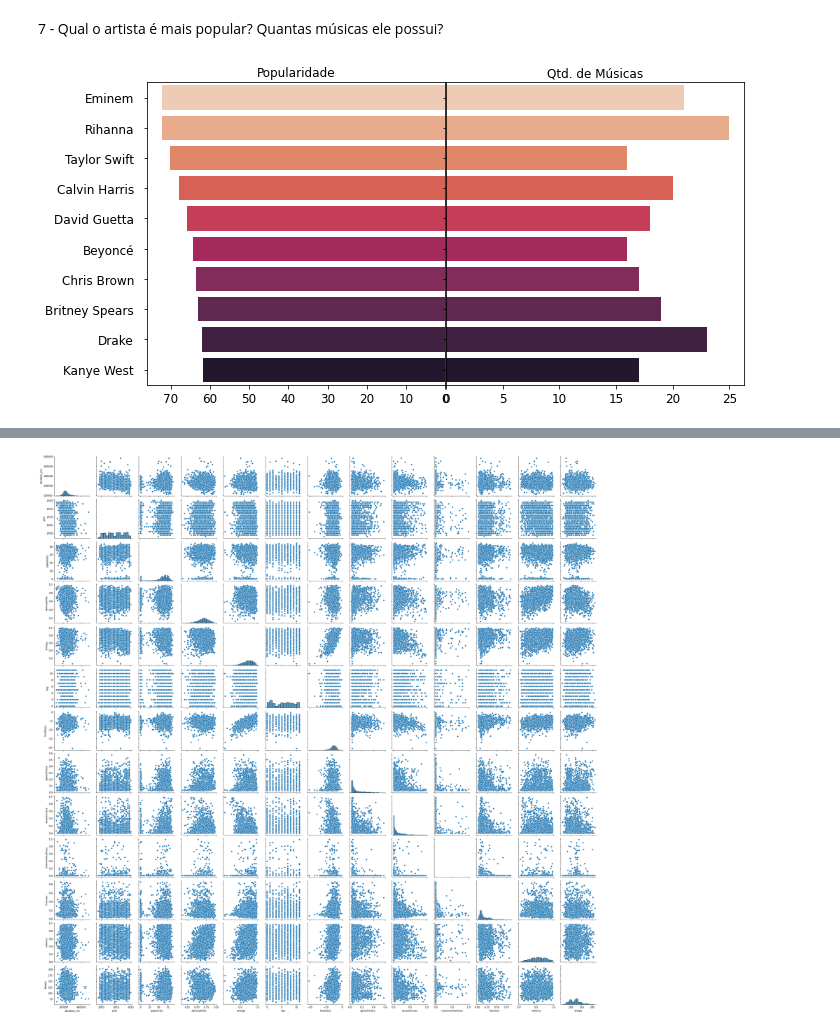
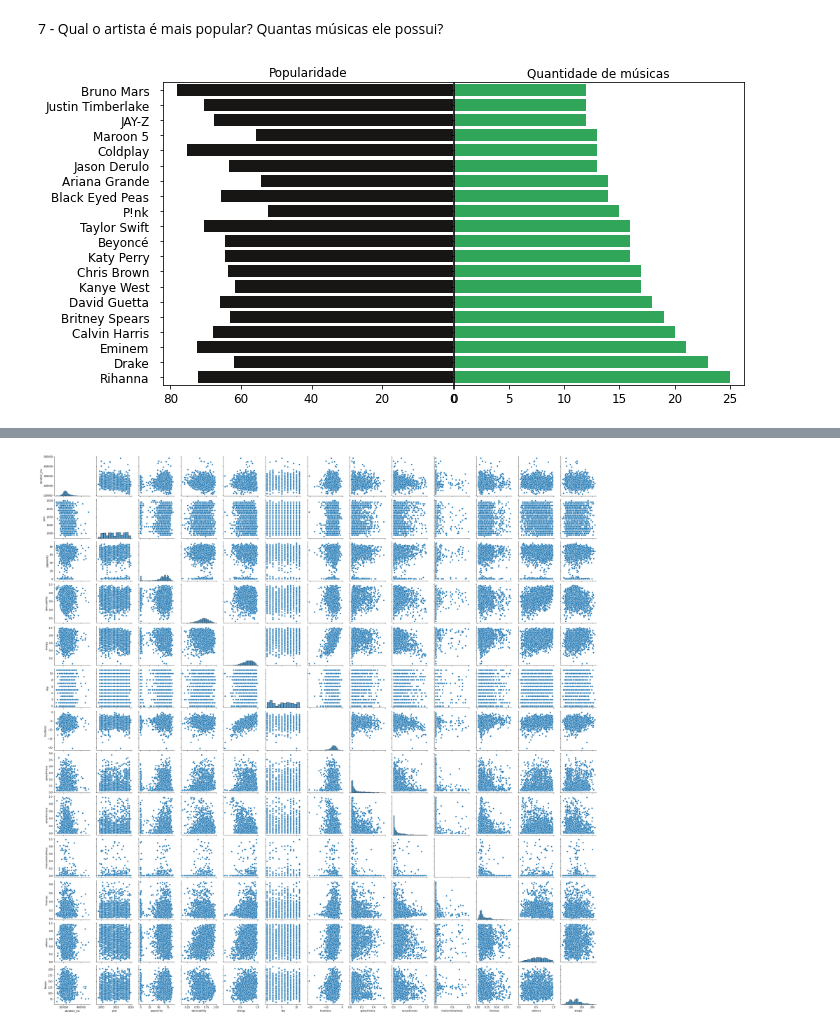
Before and after one commit to lucallegari/project02, a Jupyter notebook: Spotify/solution.ipynb, the cells around one changed output, grey strips where cells are left out. Cells and saved outputs as stored; diff of their text form; code cells hidden in the pictures.

```diff
--- a/Spotify/solution.ipynb
+++ b/Spotify/solution.ipynb
@@ -185,28 +268,30 @@ plt.legend(df_explicit.index);
 [figure]
 # %% [markdown]
 7 - Qual o artista é mais popular? Quantas músicas ele possui?
+# %%
+#Criamos um subconjunto do df_spotify com os 20 artistas mais frequentes
+freq_artists = df_spotify.artist.value_counts().nlargest(20)
+freq_artists_d = df_spotify[df_spotify.artist.isin(list(freq_artists.index))]
+
+art_nsongs_pop = pd.DataFrame({'n_songs':freq_artists, 'popularity':freq_artists_d.groupby('artist').mean().popularity})
 # %%
-top_artistas = df_spotify.artist.value_counts().nlargest(10)
-top_artistas_freq = df_spotify[df_spotify.artist.isin(list(top_artistas.index))]
-qt_musicas = pd.DataFrame({'n_songs':top_artistas, 'popularity':top_artistas_freq.groupby('artist').mean().popularity})
-qt_musicas = qt_musicas.sort_values('popularity', ascending=False)
+art_nsongs_pop = art_nsongs_pop.sort_values('n_songs')
 
 fig, axes = plt.subplots(ncols=2, sharey=True, figsize=(10,5))
-sns.barplot(data = qt_musicas, y = qt_musicas.index, x ='popularity', palette='rocket_r',orient='h', ax = axes[0])
+sns.barplot(data = art_nsongs_pop, y = art_nsongs_pop.index, x ='popularity', color='#191414', orient='h', ax = axes[0])
 axes[0].set_title('Popularidade',fontsize = 12)
 axes[0].tick_params(axis='y', pad=10,labelsize =12)
-axes[0].tick_params(axis='x',labelsize =12)
 axes[0].tick_params(axis='x',labelsize =12)
 axes[0].set_xlabel('')
 axes[0].invert_xaxis()
 
-sns.barplot(data = qt_musicas, y = qt_musicas.index, x ='n_songs', palette='rocket_r', orient='h', ax = axes[1])
-axes[1].set_title('Qtd. de Músicas',fontsize = 12)
+sns.barplot(data = art_nsongs_pop, y = art_nsongs_pop.index, x ='n_songs', color='#1db954', orient='h', ax = axes[1])
+axes[1].set_title('Quantidade de músicas',fontsize = 12)
 axes[1].tick_params(axis='y', pad=10,labelsize =12)
 axes[1].tick_params(axis='x',labelsize =12)
 axes[1].set_xlabel('')
 
 fig.tight_layout()
 fig.subplots_adjust(wspace=0.003)
 # %% [output]
-[figure, old version]
+[figure, new version]
```
Also changed, not shown: parts of 9 cells of this notebook.
